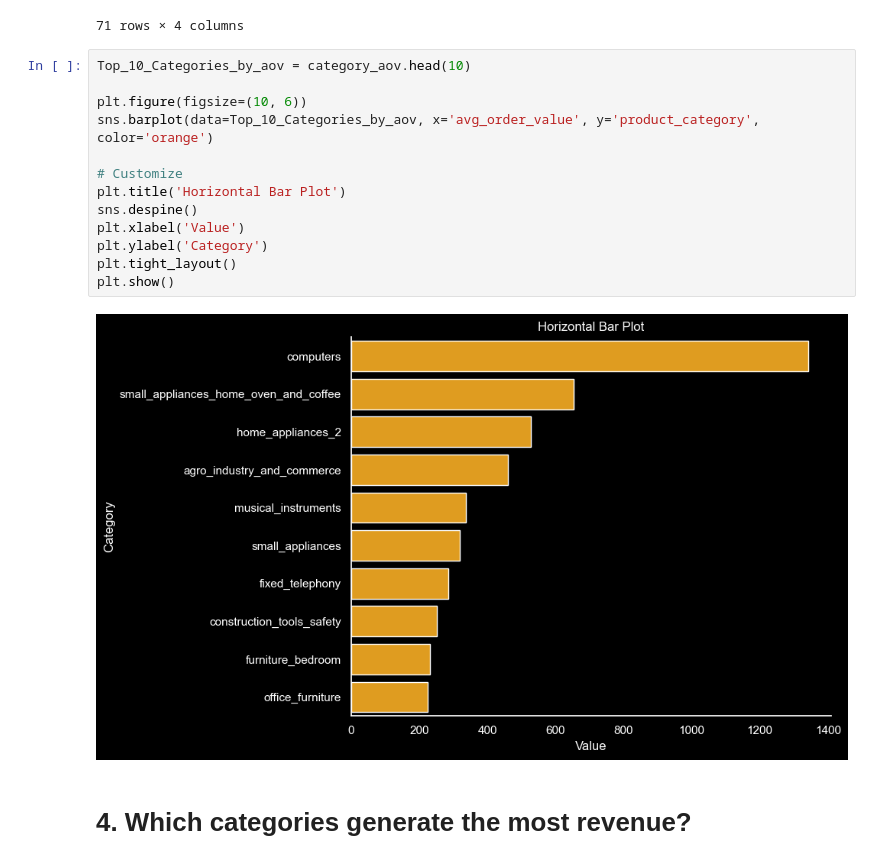
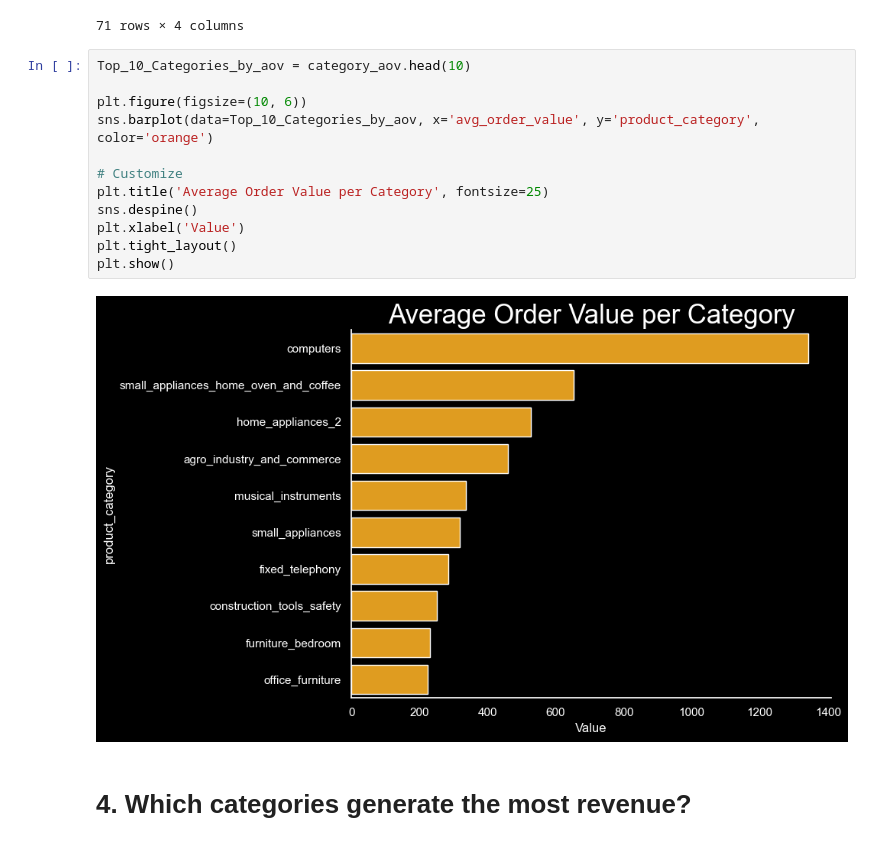
Before and after one commit to ReyanshSInha/Superstore_Analysis, a Jupyter notebook: Notebooks/2_EDA_and_Visualizations.ipynb, the cells around one changed output. Cells and saved outputs as stored; diff of their text form.

```diff
--- a/Notebooks/2_EDA_and_Visualizations.ipynb
+++ b/Notebooks/2_EDA_and_Visualizations.ipynb
@@ -137,18 +147,17 @@ category_aov
 # %%
 Top_10_Categories_by_aov = category_aov.head(10)
 
 plt.figure(figsize=(10, 6))
 sns.barplot(data=Top_10_Categories_by_aov, x='avg_order_value', y='product_category', color='orange')
 
 # Customize
-plt.title('Horizontal Bar Plot')
+plt.title('Average Order Value per Category', fontsize=25)
 sns.despine()
 plt.xlabel('Value')
-plt.ylabel('Category')
 plt.tight_layout()
 plt.show()
 # %% [output]
-[figure, old version]
+[figure, new version]
 # %% [markdown]
 # 4. Which categories generate the most revenue?
 # %%
```
Also changed, not shown: parts of 7 cells of this notebook, 10 other files.
